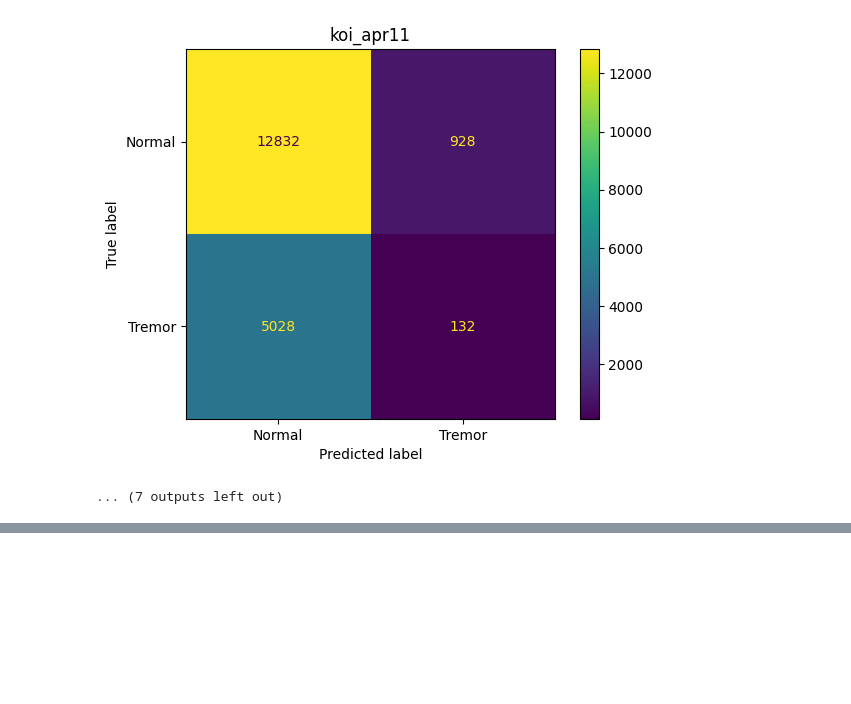
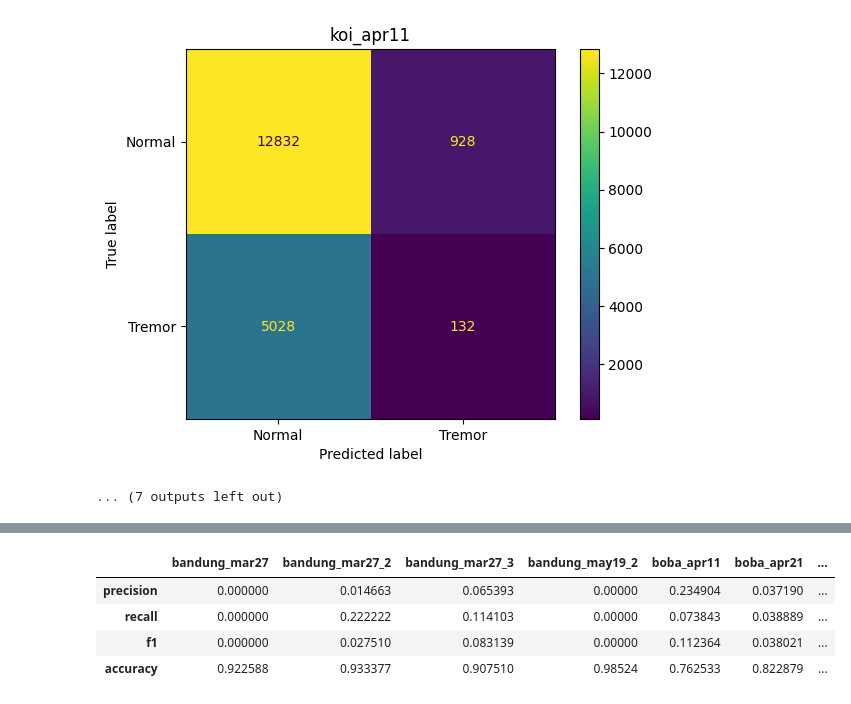
Before and after one commit to russell-ykh/monke, a Jupyter notebook: classify.ipynb, the cells around one changed output, grey strips where cells are left out. Saved outputs shown, nothing was run; the diff lists cells and outputs as text; code cells hidden in the pictures; blank space fills up the shorter version.

```diff
--- a/classify.ipynb
+++ b/classify.ipynb
@@ -330,0 +375,6 @@ for name in predictions:
+# %%
+cd = Path(path.abspath(""))
+
+pose_files = sorted(glob.glob(path.join(cd, "raw", "pose", "*")))
+label_files = sorted(glob.glob(path.join(cd, "raw", "tremors", "*")))
+pose2d_files = sorted(glob.glob(path.join(cd, "raw", "2d", "*.csv")))
@@ -330,0 +440,13 @@ for name in predictions:
+# %%
+clf = RandomForestClassifier(class_weight="balanced")
+predictions, metrics = mc.classify(training_data4, training_labels4, test_data4, test_labels4, classifier=clf, train_weights=training_weights4)
+
+df = pd.DataFrame(metrics)
+df.to_csv(path.join(cd, "classification", f"test4_w{window}_t{threshold}.csv"))
+df
+# %% [output]
+|  | bandung_mar27 | bandung_mar27_2 | bandung_mar27_3 | bandung_may19_2 | boba_apr11 | boba_apr21 | ... |
+| precision | 0.000000 | 0.014663 | 0.065393 | 0.00000 | 0.234904 | 0.037190 | ... |
+| recall | 0.000000 | 0.222222 | 0.114103 | 0.00000 | 0.073843 | 0.038889 | ... |
+| f1 | 0.000000 | 0.027510 | 0.083139 | 0.00000 | 0.112364 | 0.038021 | ... |
+| accuracy | 0.922588 | 0.933377 | 0.907510 | 0.98524 | 0.762533 | 0.822879 | ... |
```
Also changed, not shown: parts of 15 cells of this notebook, 30 other files.
